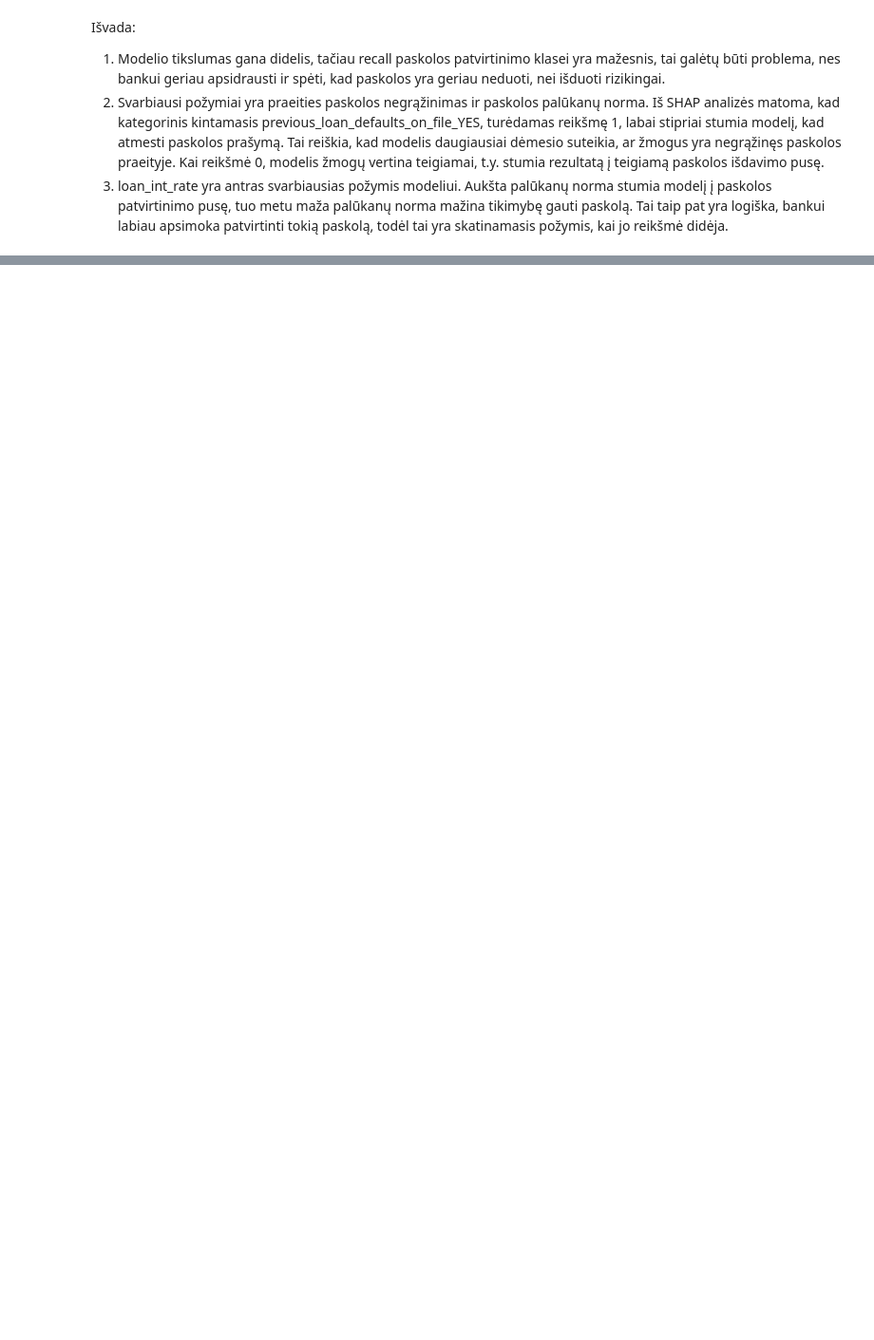
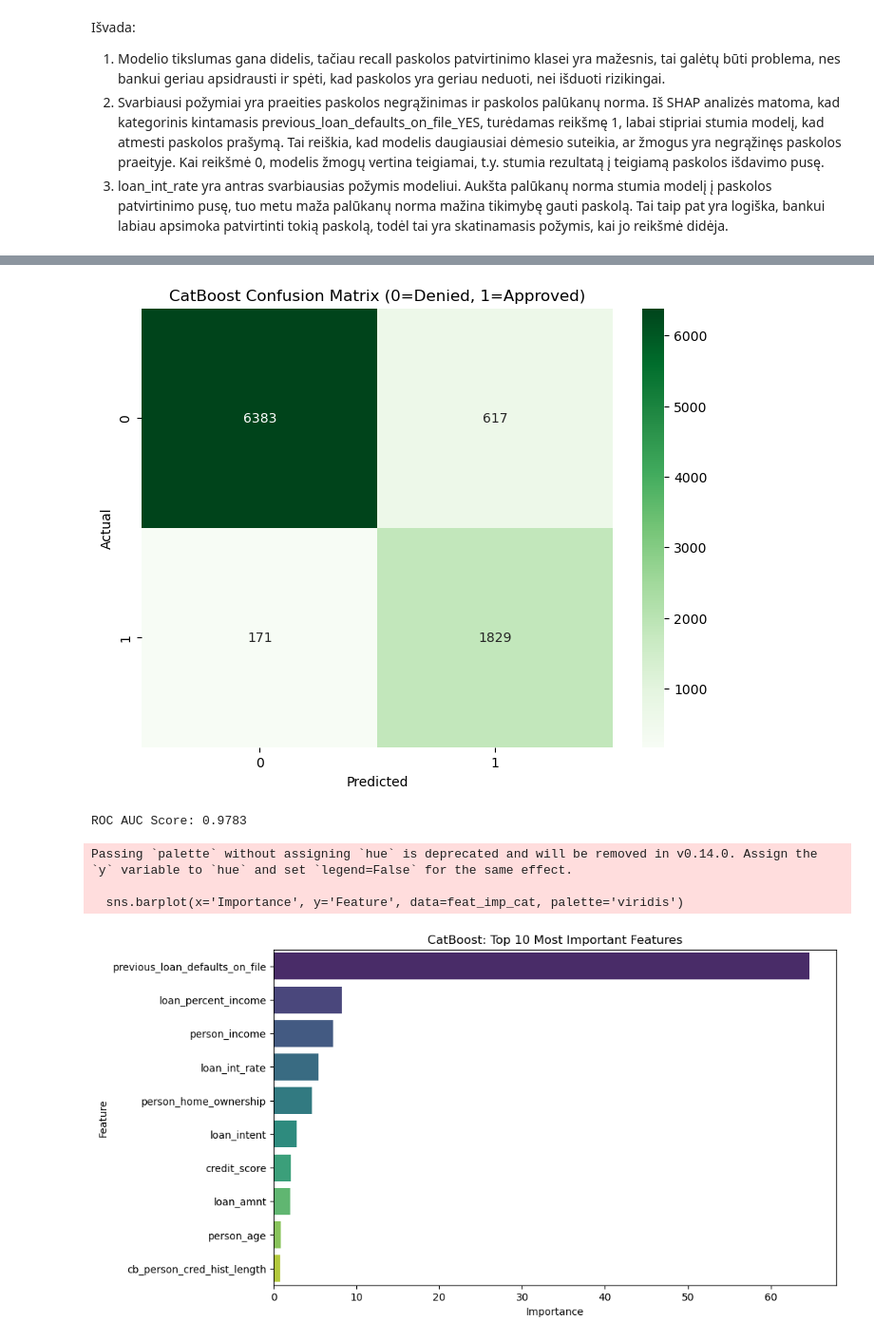
Before and after one commit to rytsle/ML_projektas, a Jupyter notebook: RF_XGBoost.ipynb, the cells around one changed output, grey strips where cells are left out. Shown at 95% size. Drawn from its saved outputs; the diff is of its cells as text; code cells hidden in the pictures; blank space fills up the shorter version.

Commit message:
catboost

```diff
--- a/RF_XGBoost.ipynb
+++ b/RF_XGBoost.ipynb
@@ -150,0 +184,19 @@ Naive Bayes priors modifikuoti, kad klasės turėtų tokius pat svorius.
+# %%
+from scipy.stats import chi2_contingency
+
+def run_chi_square(df, col_name):
+    # Create a cross-tabulation (Count matrix)
+    crosstab = pd.crosstab(df[col_name], df['loan_status'])
+
+    # Run the test
+    stat, p, dof, expected = chi2_contingency(crosstab)
+
+    print(f"--- Analysis for {col_name} ---")
+    print(f"P-value: {p:.5f}")
+    if p < 0.05:
+        print("RESULT: Significant!\n")
+    else:
+        print("RESULT: Not Significant.\n")
+
+for col in categorical_variables:
+    run_chi_square(df, col)
@@ -290,0 +368,51 @@ Išvada:
+# %%
+from catboost import CatBoostClassifier
+
+categorical_variables = list(categorical_names)
+
+# Initialize model (No pipeline needed for categories!)
+model = CatBoostClassifier(
+    cat_features=categorical_variables,
+    verbose=0,
+    random_state=42,
+    auto_class_weights='Balanced'  # Handle class imbalance
+)
+
+# Fit directly on raw dataframe
+print("Training CatBoost...")
+model.fit(X_train, y_train)
+
+# Predict
+print("Predicting...")
+y_pred_cat = model.predict(X_test)
+y_probs_cat = model.predict_proba(X_test)
+
+# Classification Report
+print("\n--- CatBoost Classification Report ---")
+print(classification_report(y_test, y_pred_cat))
+
+# Confusion Matrix
+print("\n--- Confusion Matrix ---")
+cm_cat = confusion_matrix(y_test, y_pred_cat)
+plt.figure(figsize=(8, 6))
+sns.heatmap(cm_cat, annot=True, fmt='d', cmap='Greens')
+plt.title('CatBoost Confusion Matrix (0=Denied, 1=Approved)')
+plt.ylabel('Actual')
+plt.xlabel('Predicted')
+plt.show()
+
+# ROC AUC Score
+roc_auc_cat = roc_auc_score(y_test, y_probs_cat[:, 1])
+print(f"\nROC AUC Score: {roc_auc_cat:.4f}")
+
+# Feature Importance
+feat_imp_cat = pd.DataFrame({
+    'Feature': X_train.columns,
+    'Importance': model.feature_importances_
+}).sort_values('Importance', ascending=False).head(10)
+
+plt.figure(figsize=(10, 6))
+sns.barplot(x='Importance', y='Feature', data=feat_imp_cat, palette='viridis')
+plt.title('CatBoost: Top 10 Most Important Features')
+plt.show()
+# %% [output]
@@ -290,0 +436,6 @@ Išvada:
+[figure, added]
+ROC AUC Score: 0.9783
+Passing `palette` without assigning `hue` is deprecated and will be removed in v0.14.0. Assign the `y` variable to `hue` and set `legend=False` for the same effect.
+
+  sns.barplot(x='Importance', y='Feature', data=feat_imp_cat, palette='viridis')
+[figure, added]
```
Also changed, not shown: parts of 13 cells of this notebook, 4 other files.
